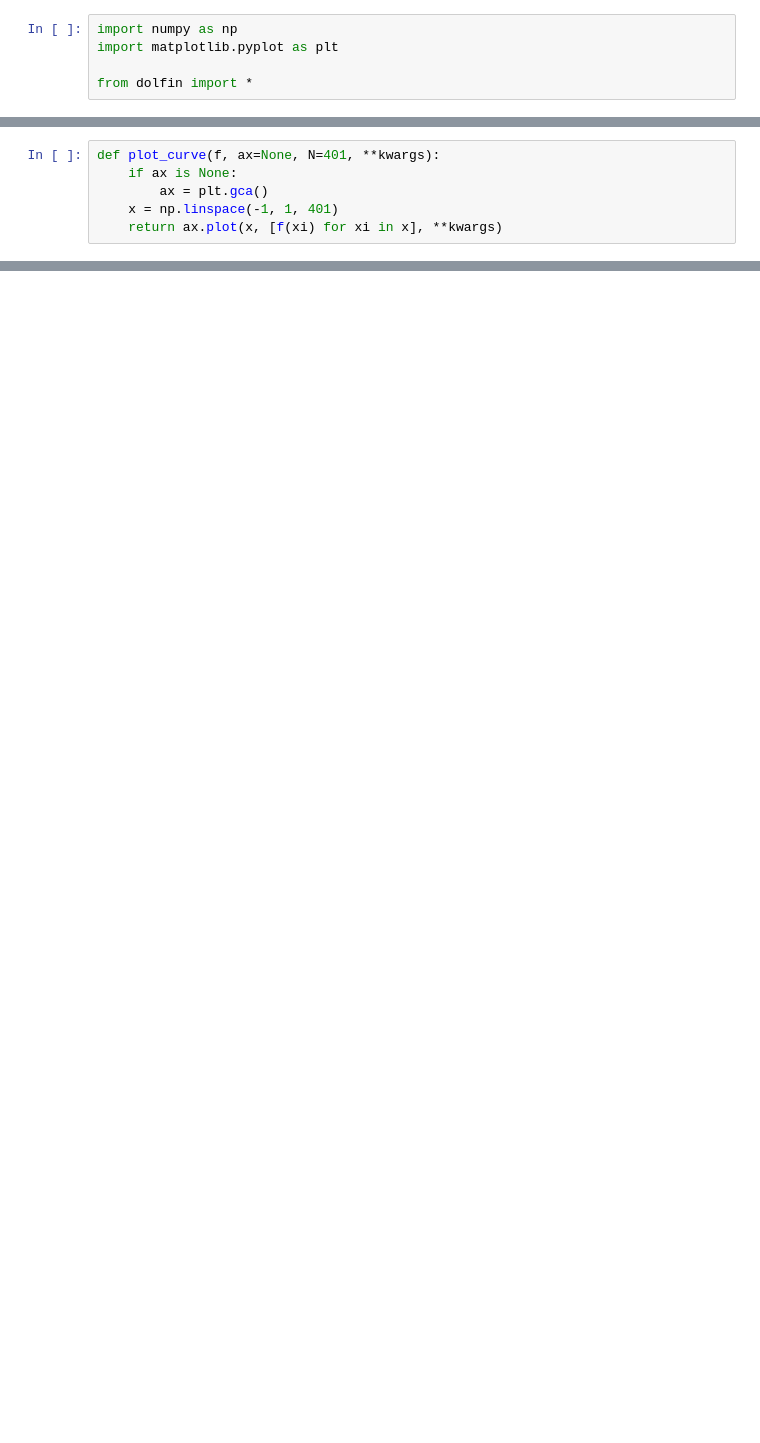
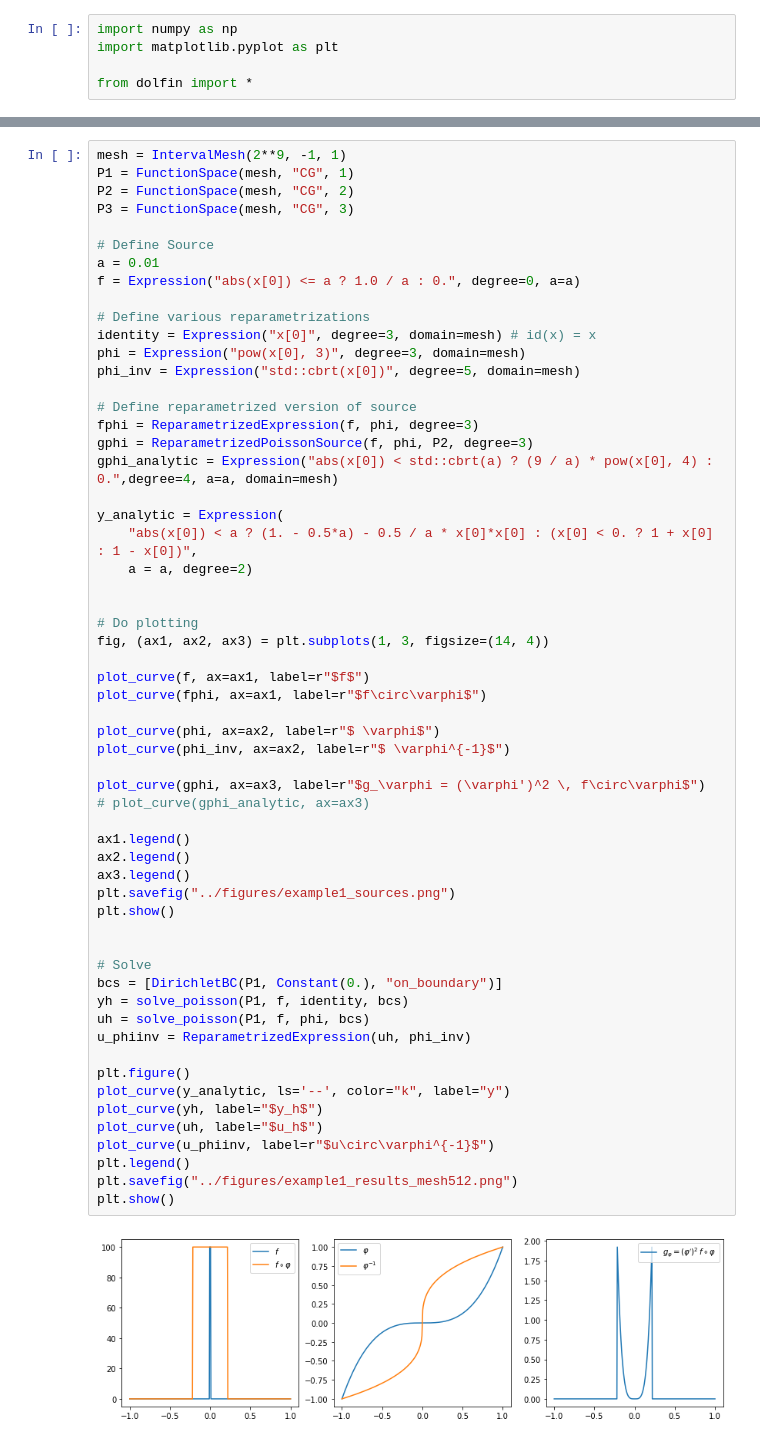
Before and after one commit to jorgenriseth/repde, a Jupyter notebook: notebooks/Initial Investigation - Poisson Equation.ipynb, the cells around one changed output, grey strips where cells are left out. Cells and saved outputs as stored; diff of their text form; blank space fills up the shorter version.

Commit message:
first working repde poisson

```diff
--- a/notebooks/Initial Investigation - Poisson Equation.ipynb
+++ b/notebooks/Initial Investigation - Poisson Equation.ipynb
@@ -153,6 +90,0 @@ plt.show()
-# %%
-def plot_curve(f, ax=None, N=401, **kwargs):
-    if ax is None:
-        ax = plt.gca()
-    x = np.linspace(-1, 1, 401)
-    return ax.plot(x, [f(xi) for xi in x], **kwargs)
@@ -224,0 +91,60 @@ Calling FFC just-in-time (JIT) compiler, this may take some time.
+# %%
+mesh = IntervalMesh(2**9, -1, 1)
+P1 = FunctionSpace(mesh, "CG", 1)
+P2 = FunctionSpace(mesh, "CG", 2)
+P3 = FunctionSpace(mesh, "CG", 3)
+
+# Define Source
+a = 0.01
+f = Expression("abs(x[0]) <= a ? 1.0 / a : 0.", degree=0, a=a)
+
+# Define various reparametrizations
+identity = Expression("x[0]", degree=3, domain=mesh) # id(x) = x
+phi = Expression("pow(x[0], 3)", degree=3, domain=mesh)
+phi_inv = Expression("std::cbrt(x[0])", degree=5, domain=mesh)
+
+# Define reparametrized version of source
+fphi = ReparametrizedExpression(f, phi, degree=3)
+gphi = ReparametrizedPoissonSource(f, phi, P2, degree=3)
+gphi_analytic = Expression("abs(x[0]) < std::cbrt(a) ? (9 / a) * pow(x[0], 4) : 0.",degree=4, a=a, domain=mesh)
+
+y_analytic = Expression(
+    "abs(x[0]) < a ? (1. - 0.5*a) - 0.5 / a * x[0]*x[0] : (x[0] < 0. ? 1 + x[0] : 1 - x[0])",
+    a = a, degree=2)
+
+
+# Do plotting
+fig, (ax1, ax2, ax3) = plt.subplots(1, 3, figsize=(14, 4))
+
+plot_curve(f, ax=ax1, label=r"$f$")
+plot_curve(fphi, ax=ax1, label=r"$f\circ\varphi$")
+
+plot_curve(phi, ax=ax2, label=r"$ \varphi$")
+plot_curve(phi_inv, ax=ax2, label=r"$ \varphi^{-1}$")
+
+plot_curve(gphi, ax=ax3, label=r"$g_\varphi = (\varphi')^2 \, f\circ\varphi$")
+# plot_curve(gphi_analytic, ax=ax3)
+
+ax1.legend()
+ax2.legend()
+ax3.legend()
+plt.savefig("../figures/example1_sources.png")
+plt.show()
+
+
+# Solve
+bcs = [DirichletBC(P1, Constant(0.), "on_boundary")]
+yh = solve_poisson(P1, f, identity, bcs)
+uh = solve_poisson(P1, f, phi, bcs)
+u_phiinv = ReparametrizedExpression(uh, phi_inv)
+
+plt.figure()
+plot_curve(y_analytic, ls='--', color="k", label="y")
+plot_curve(yh, label="$y_h$")
+plot_curve(uh, label="$u_h$")
+plot_curve(u_phiinv, label=r"$u\circ\varphi^{-1}$")
+plt.legend()
+plt.savefig("../figures/example1_results_mesh512.png")
+plt.show()
+# %% [output]
+[figure, added]
```
Also changed, not shown: parts of 13 cells of this notebook.
